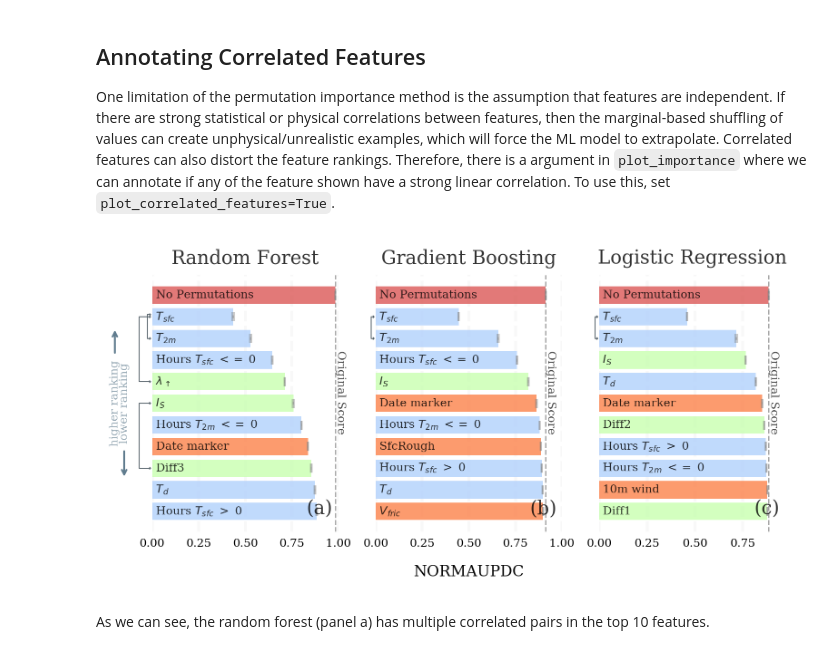
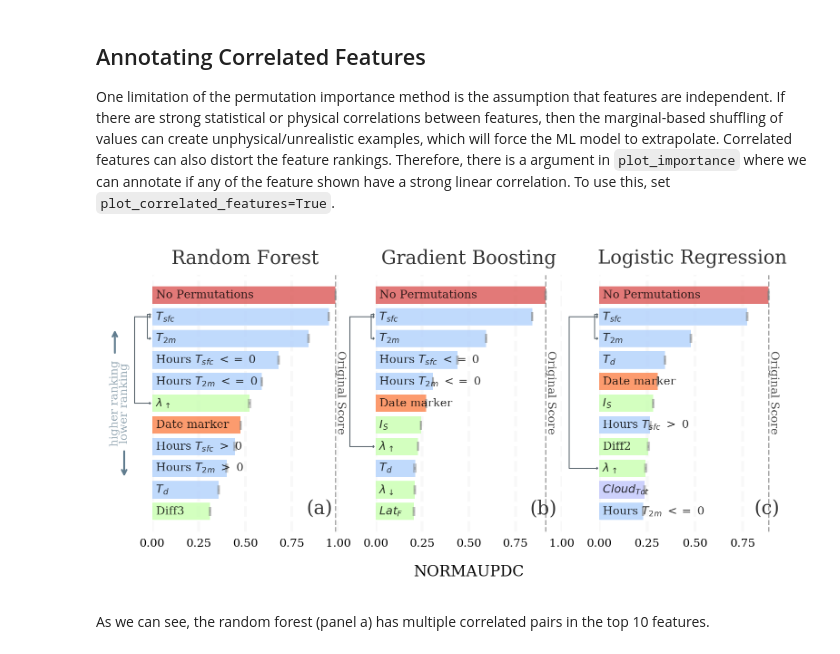
Before and after one commit to monte-flora/scikit-explain, a Jupyter notebook: tutorial_notebooks/permutation_importance_tutorial.ipynb, the cells around one changed output. Cells and saved outputs as stored; diff of their text form; code cells hidden in the pictures.

Commit message:
fixing direction argument for the permutation importance computations

```diff
--- a/tutorial_notebooks/permutation_importance_tutorial.ipynb
+++ b/tutorial_notebooks/permutation_importance_tutorial.ipynb
@@ -165,13 +165,20 @@ fig = myInterpreter.plot_importance(method='multipass',
 
 One limitation of the permutation importance method is the assumption that features are independent. If there are strong statistical or physical correlations between features, then the marginal-based shuffling of values can create unphysical/unrealistic examples, which will force the ML model to extrapolate. Correlated features can also distort the feature rankings. Therefore, there is a argument in `plot_importance` where we can annotate if any of the feature shown have a strong linear correlation. To use this, set `plot_correlated_features=True`.
 # %%
-fig = myInterpreter.plot_importance(method='multipass',
+myInterpreter = pymint.InterpretToolkit(models=model_objs,
+                                 model_names=model_names,
+                                 examples=examples,
+                                 targets=targets,
+                                )
+
+fig = myInterpreter.plot_importance( data=results,
+                                    method='multipass',
                                     display_feature_names=plotting_config.display_feature_names,
                                     feature_colors=plotting_config.color_dict,
                                     plot_correlated_features=True,
                                    )
 # %% [output]
-[figure, old version]
+[figure, new version]
 # %% [markdown]
 As we can see, the random forest (panel a) has multiple correlated pairs in the top 10 features.
 # %% [markdown]
```
Also changed, not shown: parts of 10 cells of this notebook, 7 other files.
